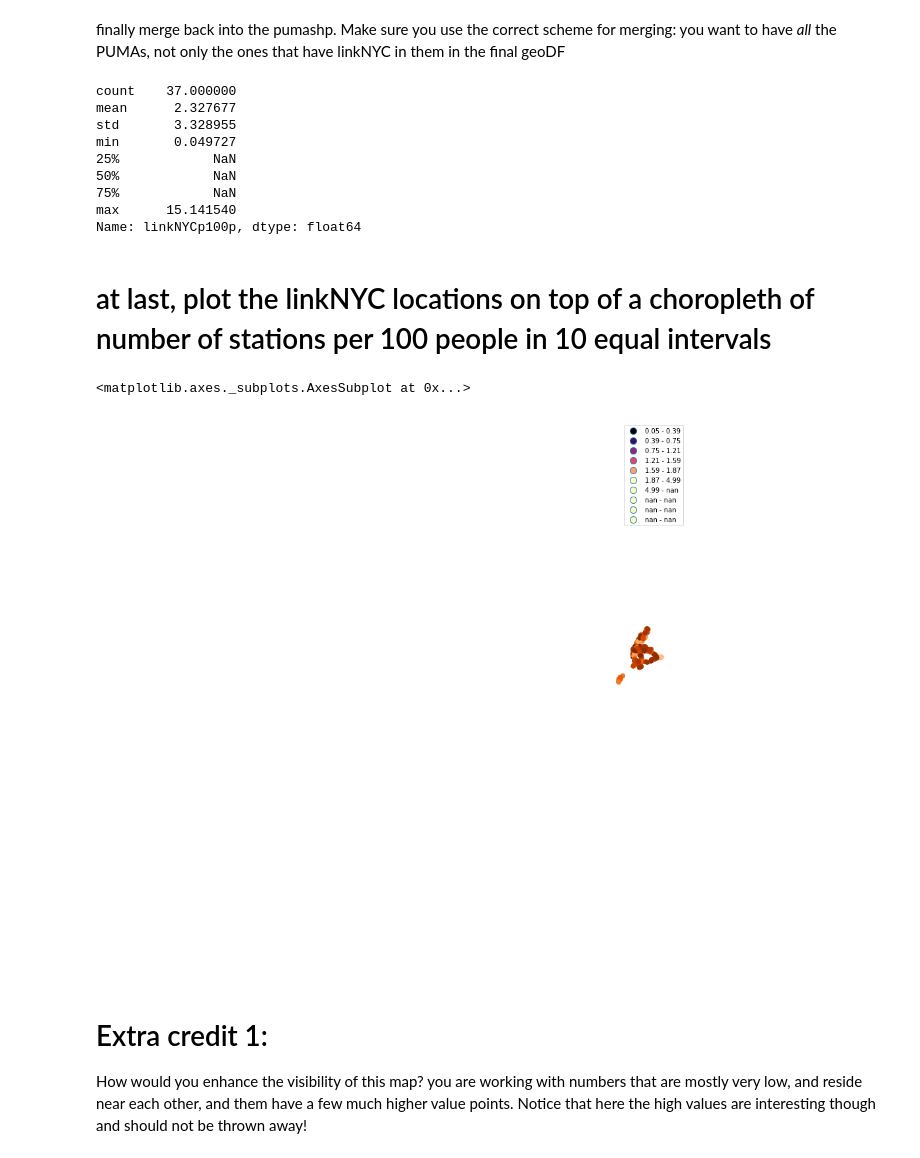
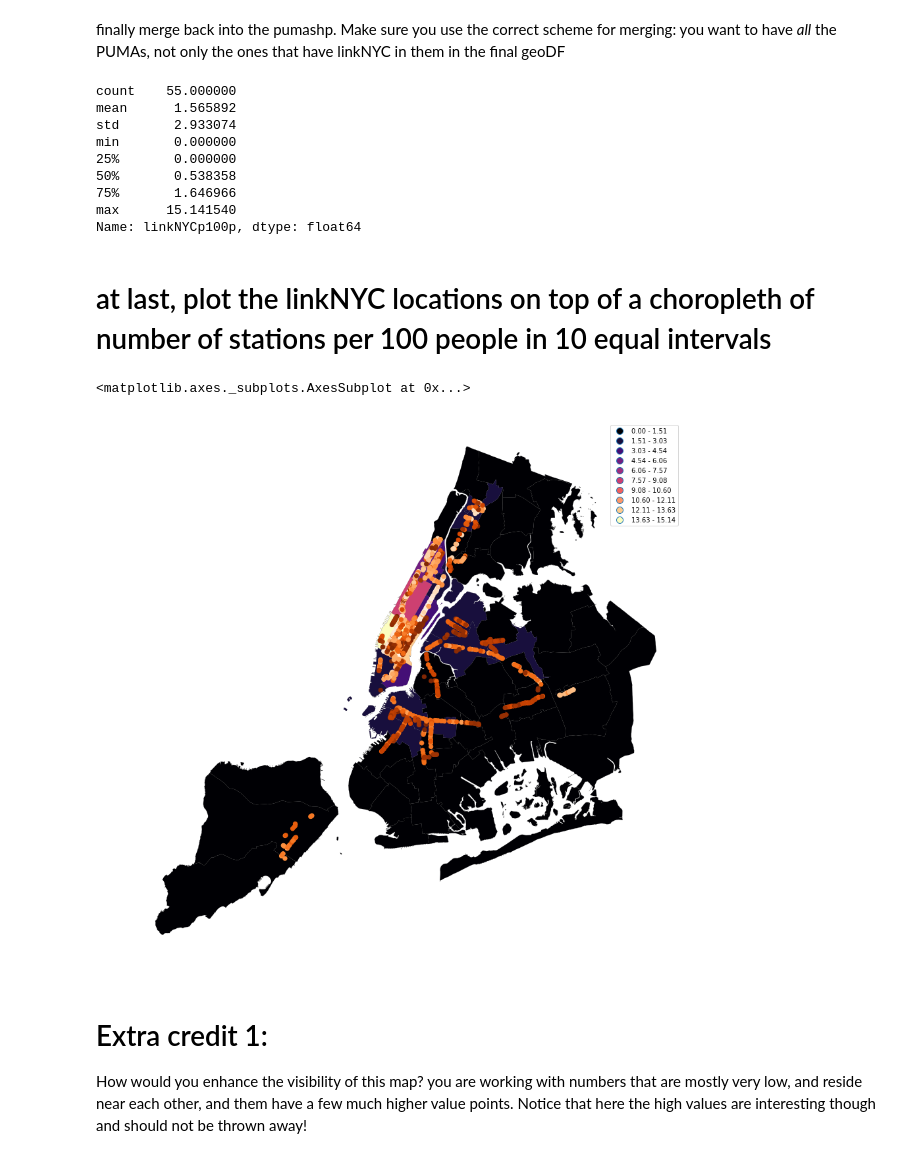
Before and after one commit to ewelinnam/PUI2018_em3845, a Jupyter notebook: HW7_em3845/Assignment1.ipynb, the cells around one changed output. Saved outputs shown, nothing was run; the diff lists cells and outputs as text; code cells hidden in the pictures.

```diff
--- a/HW7_em3845/Assignment1.ipynb
+++ b/HW7_em3845/Assignment1.ipynb
@@ -473,28 +473,32 @@ finally merge back into the pumashp. Make sure you use the correct scheme for me
 pumashplc = pumaPop_pumashp.merge(linkpp, on = 'puma', how = 'left')
 pumashplc['p100'] = pumashplc.B00001_001E/100
 pumashplc['linkNYCp100p'] = pumashplc.link_site / pumashplc.p100
+pumashplc.linkNYCp100p.fillna(0, inplace = True)
 pumashplc["linkNYCp100p"].describe()
 # %% [output]
-count    37.000000
-mean      2.327677
-std       3.328955
-min       0.049727
-25%            NaN
-50%            NaN
-75%            NaN
+count    55.000000
+mean      1.565892
+std       2.933074
+min       0.000000
+25%       0.000000
+50%       0.538358
+75%       1.646966
 max      15.141540
 Name: linkNYCp100p, dtype: float64
 # %% [markdown]
 # at last, plot the linkNYC locations on top of a choropleth of number of stations per 100 people  in 10 equal intervals
+# %%
+linkNYC = linkNYC.to_crs(epsg = 2263)
+pumashplc = pumashplc.to_crs(epsg = 2263)
 # %%
 f, ax = plt.subplots(1, figsize=(15,15))
 ax.axis('off')
 pumashplc.plot(ax=ax, column='linkNYCp100p',cmap='magma',alpha=1,
-                  linewidth=0.1,scheme="quantiles", legend=True, k=10)
+                  linewidth=0.1,scheme="Equal_Interval", legend=True, k=10, edgecolor = 'black')
 linkNYC.plot(column='date_link_',markersize=40, cmap='Oranges',ax=ax)
 # %% [output]
 <matplotlib.axes._subplots.AxesSubplot at 0x...>
-[figure, old version]
+[figure, new version]
 # %% [markdown]
 # Extra credit 1:
 How would you enhance the visibility of this map? you are working with numbers that are mostly very low, and reside near each other, and them have a few much higher value points. Notice that here the high values are interesting though and should not be thrown away!
```
Also changed, not shown: parts of 2 cells of this notebook.
